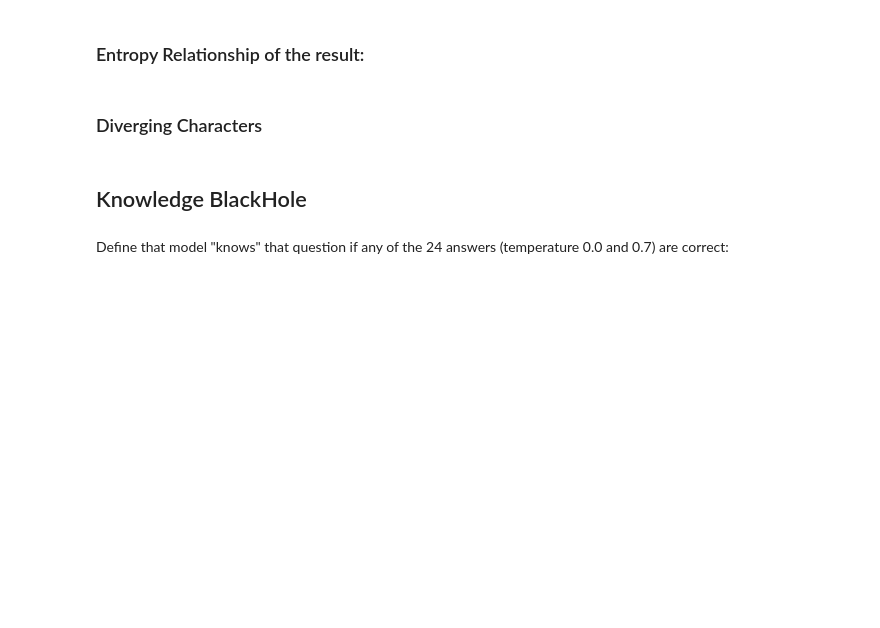
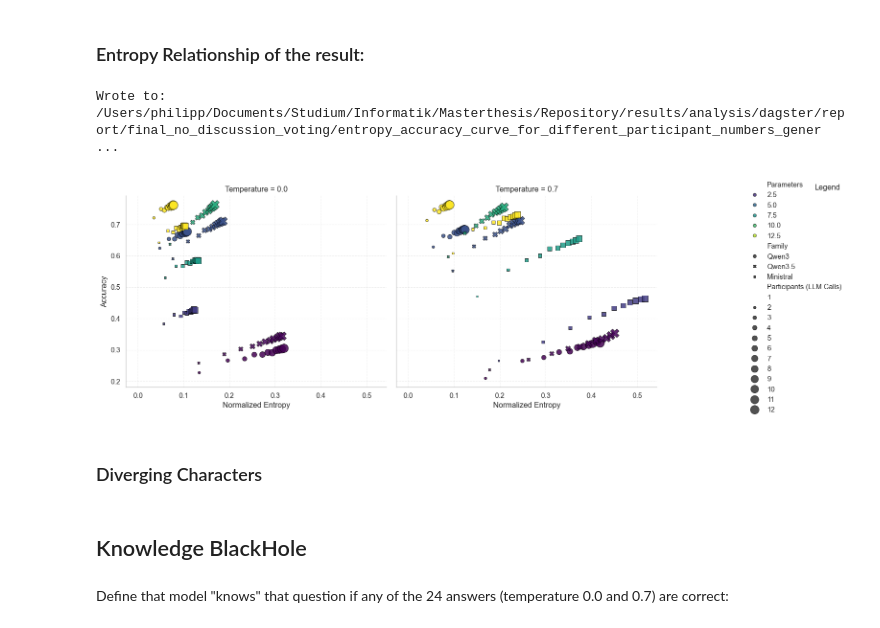
Before and after one commit to XfensorX/Beyond-Multi-Agent-Debate, a Jupyter notebook: src/social_groups/analysis/defs/notebooks/final_no_discussion_voting.ipynb, the cells around one changed output. Cells and saved outputs as stored; diff of their text form; code cells hidden in the pictures; blank space fills up the shorter version.

```diff
--- a/src/social_groups/analysis/defs/notebooks/final_no_discussion_voting.ipynb
+++ b/src/social_groups/analysis/defs/notebooks/final_no_discussion_voting.ipynb
@@ -294,33 +358,37 @@ sns.set_theme(
     },
 )
 
 g = sns.relplot(
     data=df,
     col="Temperature",
     hue="Parameters",
     kind="scatter",
     x="Entropy",
     y="Accuracy",
     style="Family",
     size="Participants (LLM Calls)",
     edgecolor="black",
     palette="viridis",
     linewidth=0.6,
     alpha=0.85,
     sizes=[i * 15 for i in range(12)],
 )
 
 g.add_legend(title="Legend", bbox_to_anchor=(1.25, 1.0), loc="upper right")
 
 
 g.set_xlabels("Normalized Entropy")
 g.set_ylabels("Accuracy")
 
 register_materialization(
     "entropy_accuracy_curve_for_different_participant_numbers_general_case",
     g.figure,
     "Relation of Entropy of group answer to accuracy for different models, temperatures and participants",
+    force=True,
 )
+# %% [output]
+Wrote to:  /Users/philipp/Documents/Studium/Informatik/Masterthesis/Repository/results/analysis/dagster/report/final_no_discussion_voting/entropy_accuracy_curve_for_different_participant_numbers_gener ...
+[figure, added]
 # %% [markdown]
 ### Diverging Characters
 # %%
```
Also changed, not shown: parts of 6 cells of this notebook, 22 other files.
